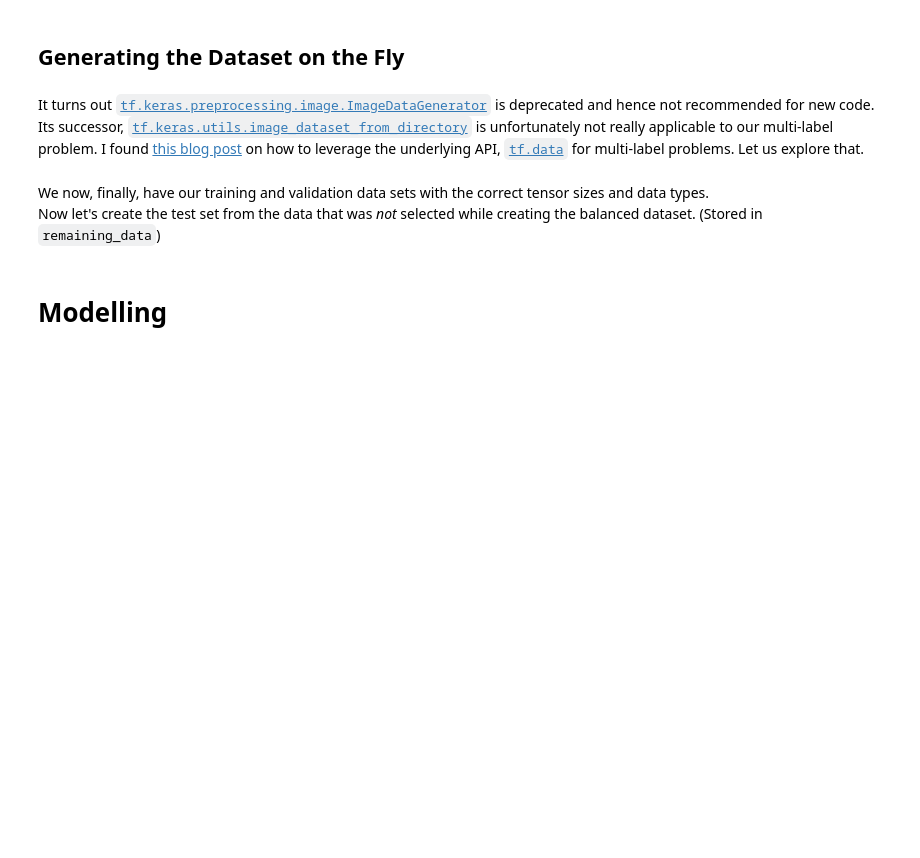
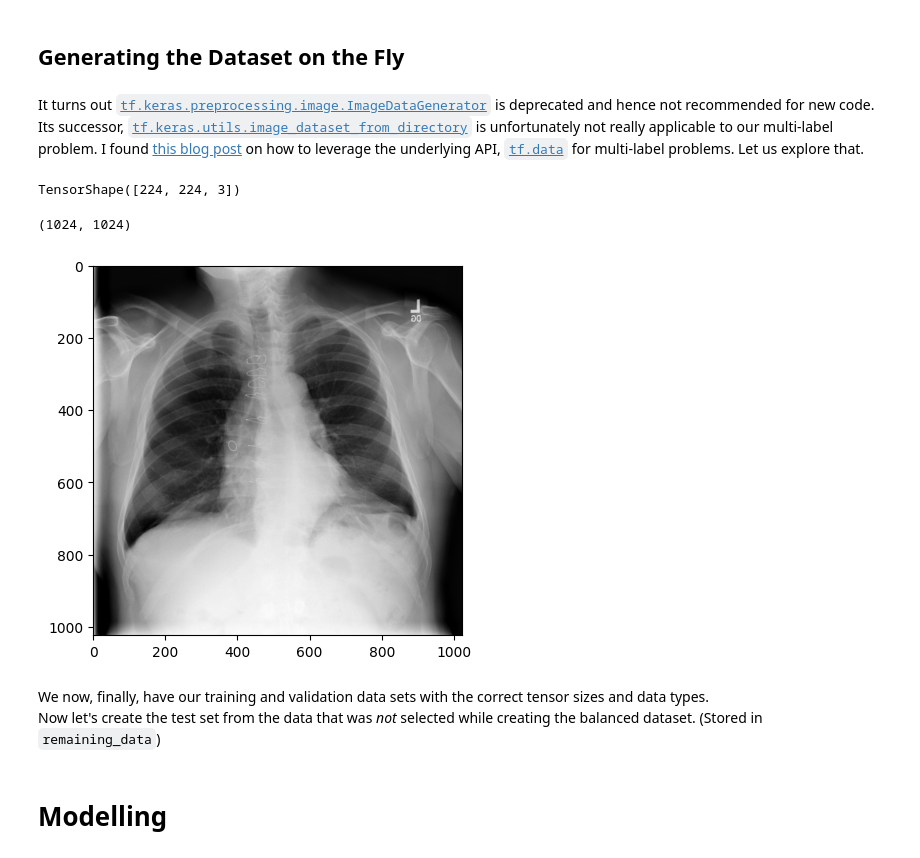
Before and after one commit to niccoulson/CXRay, a Jupyter notebook: notebooks/model_pipeline.ipynb, the cells around one changed output. Drawn from its saved outputs; the diff is of its cells as text; code cells hidden in the pictures; blank space fills up the shorter version.

```diff
--- a/notebooks/model_pipeline.ipynb
+++ b/notebooks/model_pipeline.ipynb
@@ -192 +192,23 @@ img_norm, label_tensor = parse_function(
+# %%
+cwd = os.getcwd()
+data_dir = pathlib.Path(cwd, "..", "raw_data", "images")
+
+# This works
+img_norm_rgb, label_tensor = parse_function(
+    str(pathlib.Path(data_dir, "00000009_000.png")),
+    np.array([True, False, False, True]) + 0,
+)
+img_norm_rgb.shape
+# %% [output]
+TensorShape([224, 224, 3])
+# %%
+import matplotlib.image as mpimg
+import matplotlib.pyplot as plt
+
+img = mpimg.imread(pathlib.Path(data_dir, "00000009_000.png"))
+plt.imshow(img, cmap="gray")
+img.shape
+# %% [output]
+(1024, 1024)
+[figure, added]
 # %%
```
Also changed, not shown: parts of 23 cells of this notebook, 1 other file.
